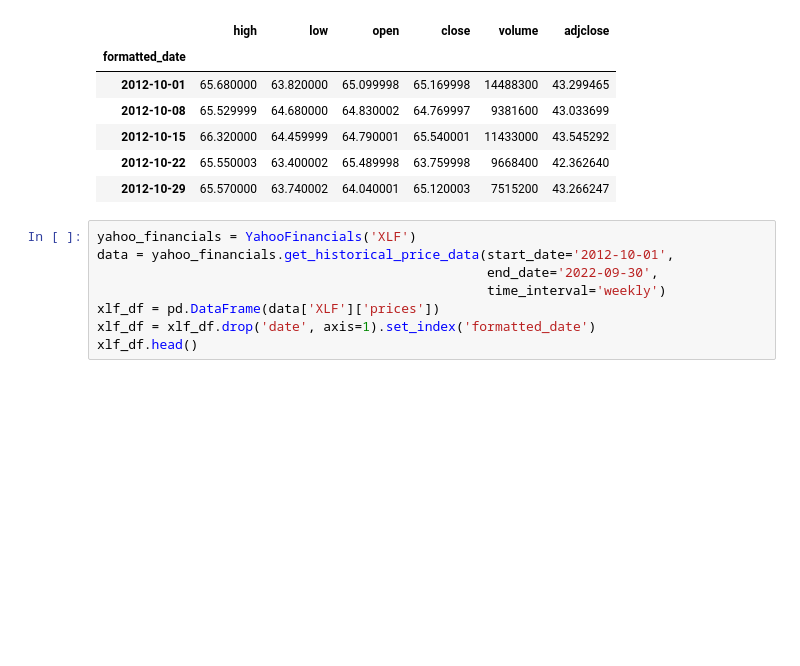
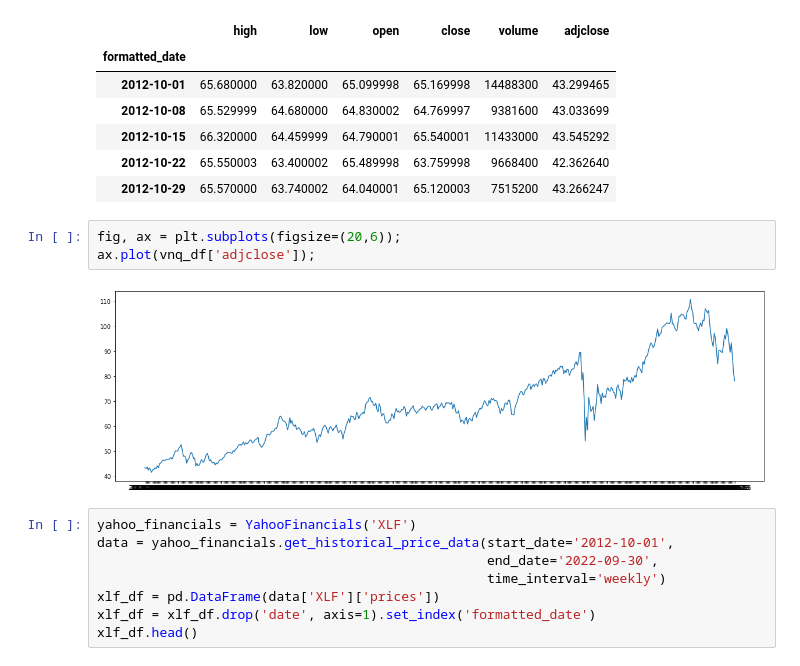
Before and after one commit to krishxx/wqumscfin, a Jupyter notebook: src/MScFE_Capstone.ipynb, the cells around one changed output. Cells and saved outputs as stored; diff of their text form; blank space fills up the shorter version.

```diff
--- a/src/MScFE_Capstone.ipynb
+++ b/src/MScFE_Capstone.ipynb
@@ -58,6 +69,11 @@ vnq_df.head()
 | 2012-10-15 | 66.320000 | 64.459999 | 64.790001 | 65.540001 | 11433000 | 43.545292 |
 | 2012-10-22 | 65.550003 | 63.400002 | 65.489998 | 63.759998 | 9668400 | 42.362640 |
 | 2012-10-29 | 65.570000 | 63.740002 | 64.040001 | 65.120003 | 7515200 | 43.266247 |
+# %%
+fig, ax = plt.subplots(figsize=(20,6));
+ax.plot(vnq_df['adjclose']);
+# %% [output]
+[figure, added]
 # %%
 yahoo_financials = YahooFinancials('XLF')
 data = yahoo_financials.get_historical_price_data(start_date='2012-10-01',
```
Also changed, not shown: parts of 3 cells of this notebook.
